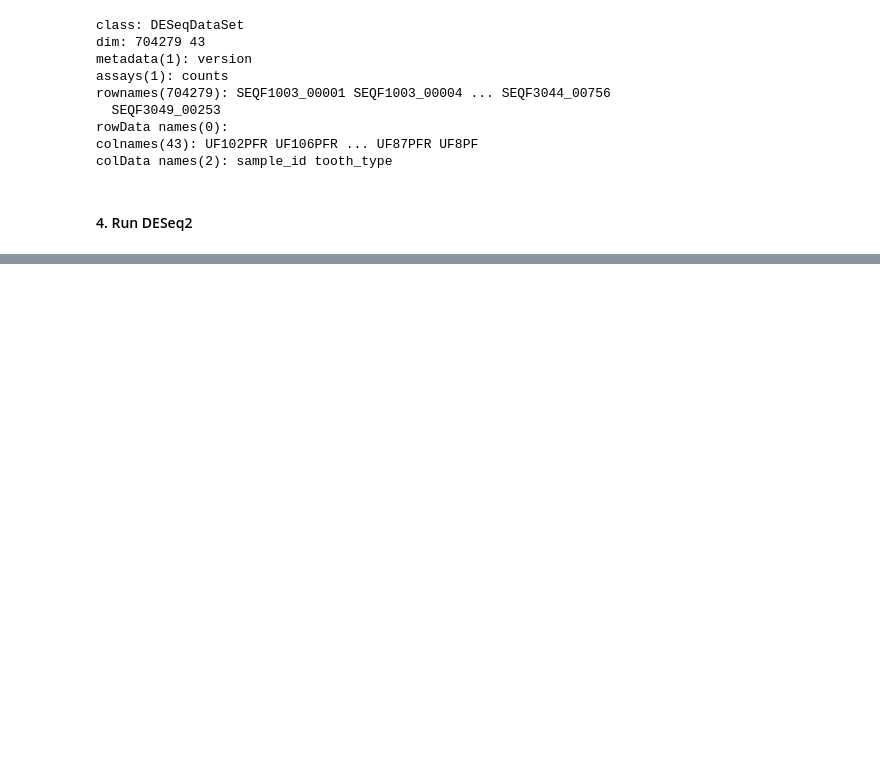
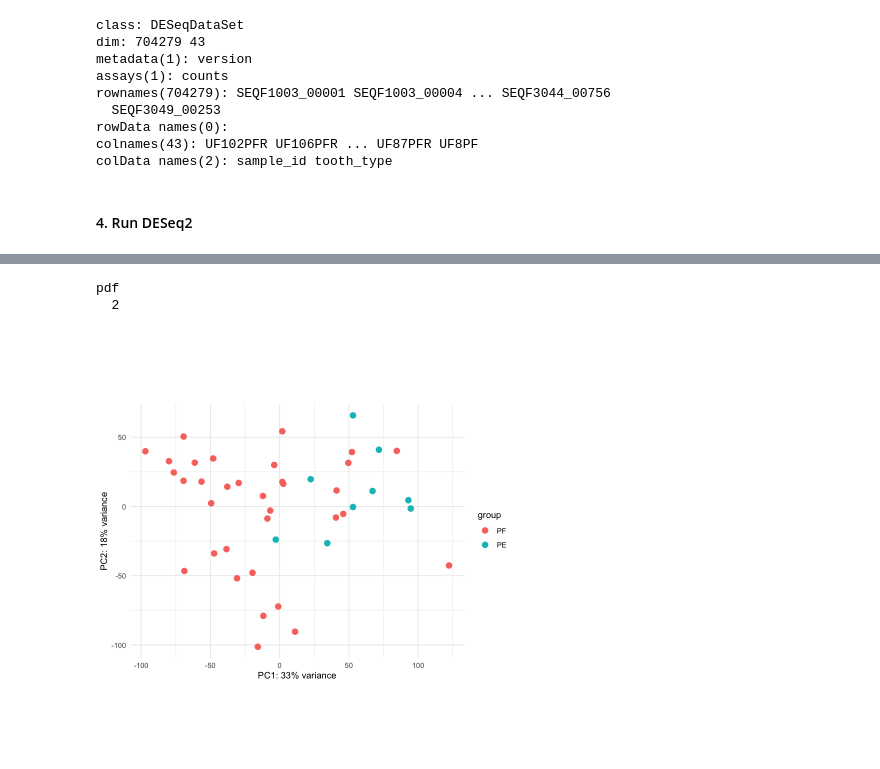
Before and after one commit to aemann01/ads_plaque, a Jupyter notebook: 03-diff_abundance/differential_abundance_PFvPE.ipynb, the cells around one changed output, grey strips where cells are left out. Drawn from its saved outputs; the diff is of its cells as text; code cells hidden in the pictures; blank space fills up the shorter version.

```diff
--- a/03-diff_abundance/differential_abundance_PFvPE.ipynb
+++ b/03-diff_abundance/differential_abundance_PFvPE.ipynb
@@ -123,14 +158,21 @@ vld <- vst(se_star)
 # %%
 #Get 25 top varying genes
 topVarGenes <- head(order(rowVars(assay(vld)), decreasing=TRUE), 25)
 
 #make a subset of the log transformed counts for just the top 25 varying genes
 top25Counts <- assay(vld)[topVarGenes,]
-write.csv(top25Counts, file="top25counts.vld.csv", quote=FALSE)
+write.csv(top25Counts, file="top25counts.vld.pfvpe.csv", quote=FALSE)
 
 #PLOT PCA
 #PCA using top 500 varying genes
+pdf("pca_pfvpe.pdf")
 plotPCA(vld, intgroup=c("tooth_type"), ntop=500) + theme_minimal()
+dev.off()
+plotPCA(vld, intgroup=c("tooth_type"), ntop=500) + theme_minimal()
+# %% [output]
+pdf
+  2
+[figure, added]
 # %%
 # will have to change sample_id to something more meaningful in final run
 df <- as.data.frame(colData(vld)[,c("sample_id","tooth_type")])
```
Also changed, not shown: parts of 6 cells of this notebook, 6 other files.
